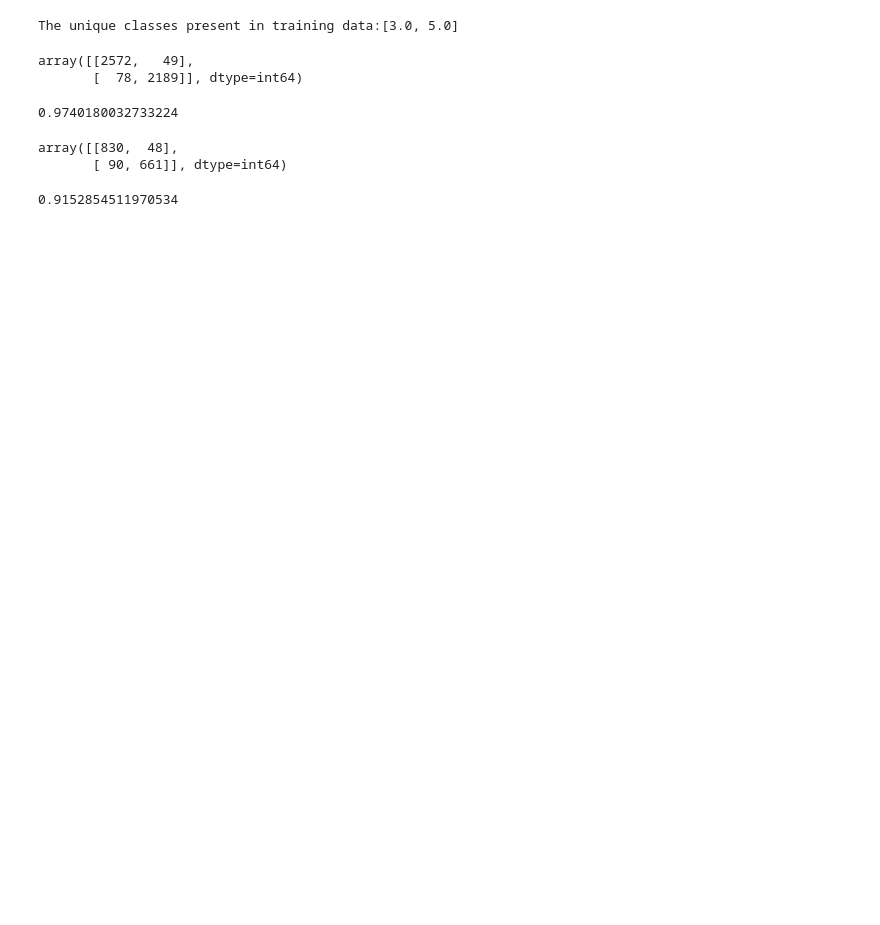
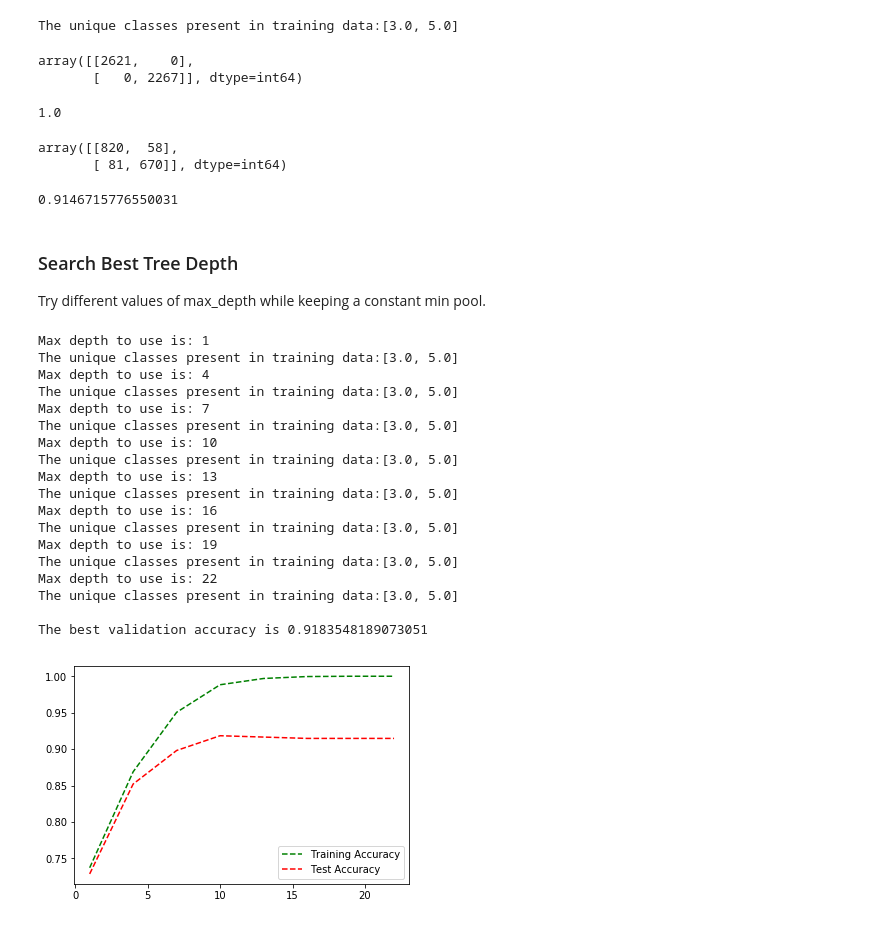
Before and after one commit to being-aerys/Python_Numpy_Implementations_of_Machine_Learning_Algorithms, a Jupyter notebook: Supervised_Methods/Decision_Trees/Classification_with_Continuous_Features.ipynb, the cells around one changed output. Drawn from its saved outputs; the diff is of its cells as text; code cells hidden in the pictures; blank space fills up the shorter version.

Commit message:
CART Decision Tree complete.

```diff
--- a/Supervised_Methods/Decision_Trees/Classification_with_Continuous_Features.ipynb
+++ b/Supervised_Methods/Decision_Trees/Classification_with_Continuous_Features.ipynb
@@ -155,6 +156,9 @@ class Decision_Tree(BaseEstimator, ClassifierMixin):
 
 
     def gini_data(self,y): #####################MAKE THIS EFFICEINT
+        '''
+        Calculates the GINI impurity of y before split.
+        '''
         #count the Y equal to one
         c_root_pos=np.count_nonzero(y==3) # The labels are 3 and 5, 3 is the first label in ascending order.
         c_root_total = len(y)
@@ -162,10 +166,11 @@ class Decision_Tree(BaseEstimator, ClassifierMixin):
         gini_of_y =  1- (c_root_pos/c_root_total)**2 -((c_root_total-c_root_pos)/c_root_total)**2
         return gini_of_y
 
+
     def gini_after_split(self, y_copy, indices_where_change, i):
 
         '''
-        Calculate GINI impurity metric U after split
+        Calculates GINI impurity metric U after split of y_copy.
 
         U = (p^2) + (q^2 )
 
@@ -268,6 +273,8 @@ class Decision_Tree(BaseEstimator, ClassifierMixin):
 
             indices_where_change = np.where(y_copy[:-1] != y_copy[1:])[0]
 
+            # the values in indices_where_change are the indices after which the label changes.
+
             for i in range(len(indices_where_change)):
 
                 gini_after_split = self.gini_after_split(y_copy, indices_where_change, i)
@@ -299,7 +306,7 @@ class Decision_Tree(BaseEstimator, ClassifierMixin):
             # corresponding index in the sorted max benefit feature.
 
 
-            max_benefit_val = max_benefit_feature[int(index_of_threhold_with_max_benefit_for_best_feature)]
+            max_benefit_val = max_benefit_feature[int(index_of_threhold_with_max_benefit_for_best_feature)+1]
 
 
             X_left, X_right, y_left, y_right = self.split_node(X, y, best_feature, max_benefit_val)
@@ -415,11 +422,6 @@ class Decision_Tree(BaseEstimator, ClassifierMixin):
 
 
 
-
-
-
-
-
     def fit(self, X, y):
 
         '''
@@ -489,18 +493,68 @@ test_predictions = decision_tree.predict(preprocessing.validation_features)
 # predict on training and test data
 confusion_matrix(preprocessing.training_labels, training_predictions)
 # %% [output]
-array([[2572,   49],
-       [  78, 2189]], dtype=int64)
+array([[2621,    0],
+       [   0, 2267]], dtype=int64)
 # %%
 accuracy_score(preprocessing.training_labels, training_predictions)
 # %% [output]
-0.9740180032733224
+1.0
 # %%
 confusion_matrix(preprocessing.validation_labels, test_predictions)
 # %% [output]
-array([[830,  48],
-       [ 90, 661]], dtype=int64)
+array([[820,  58],
+       [ 81, 670]], dtype=int64)
 # %%
 accuracy_score(preprocessing.validation_labels, test_predictions)
 # %% [output]
-0.9152854511970534
+0.9146715776550031
+# %% [markdown]
+### Search Best Tree Depth
+Try different values of max_depth while keeping a constant min pool.
+# %%
+tree_depth_max = []
+training_accuracy = []
+test_accuracy = []
+
+max_depth = 25
+for max_depth_val in range(1, max_depth, 3):
+    print("Max depth to use is: {}".format(max_depth_val))
+    tree_depth_max.append(max_depth_val)
+    root = Decision_Tree_Node(0)
+    decision_tree = Decision_Tree(root, max_depth = max_depth_val, min_pool = 1)
+    decision_tree.fit(preprocessing.training_features, preprocessing.training_labels)
+
+    # predict for both training data and test data
+    training_predictions = decision_tree.predict(preprocessing.training_features)
+    test_predictions = decision_tree.predict(preprocessing.validation_features)
+
+    training_accuracy.append(accuracy_score(preprocessing.training_labels, training_predictions))
+
+    test_accuracy.append(accuracy_score(preprocessing.validation_labels, test_predictions))
+
+plt.plot(tree_depth_max, training_accuracy, 'g--', label="Training Accuracy")
+plt.plot(tree_depth_max, test_accuracy, 'r--', label="Test Accuracy")
+plt.legend()
+
+print("\nThe best validation accuracy is " + str(max(test_accuracy)))
+plt.show()
+# %% [output]
+Max depth to use is: 1
+The unique classes present in training data:[3.0, 5.0]
+Max depth to use is: 4
+The unique classes present in training data:[3.0, 5.0]
+Max depth to use is: 7
+The unique classes present in training data:[3.0, 5.0]
+Max depth to use is: 10
+The unique classes present in training data:[3.0, 5.0]
+Max depth to use is: 13
+The unique classes present in training data:[3.0, 5.0]
+Max depth to use is: 16
+The unique classes present in training data:[3.0, 5.0]
+Max depth to use is: 19
+The unique classes present in training data:[3.0, 5.0]
+Max depth to use is: 22
+The unique classes present in training data:[3.0, 5.0]
+
+The best validation accuracy is 0.9183548189073051
+[figure, added]
```
Also changed, not shown: parts of 3 cells of this notebook.
